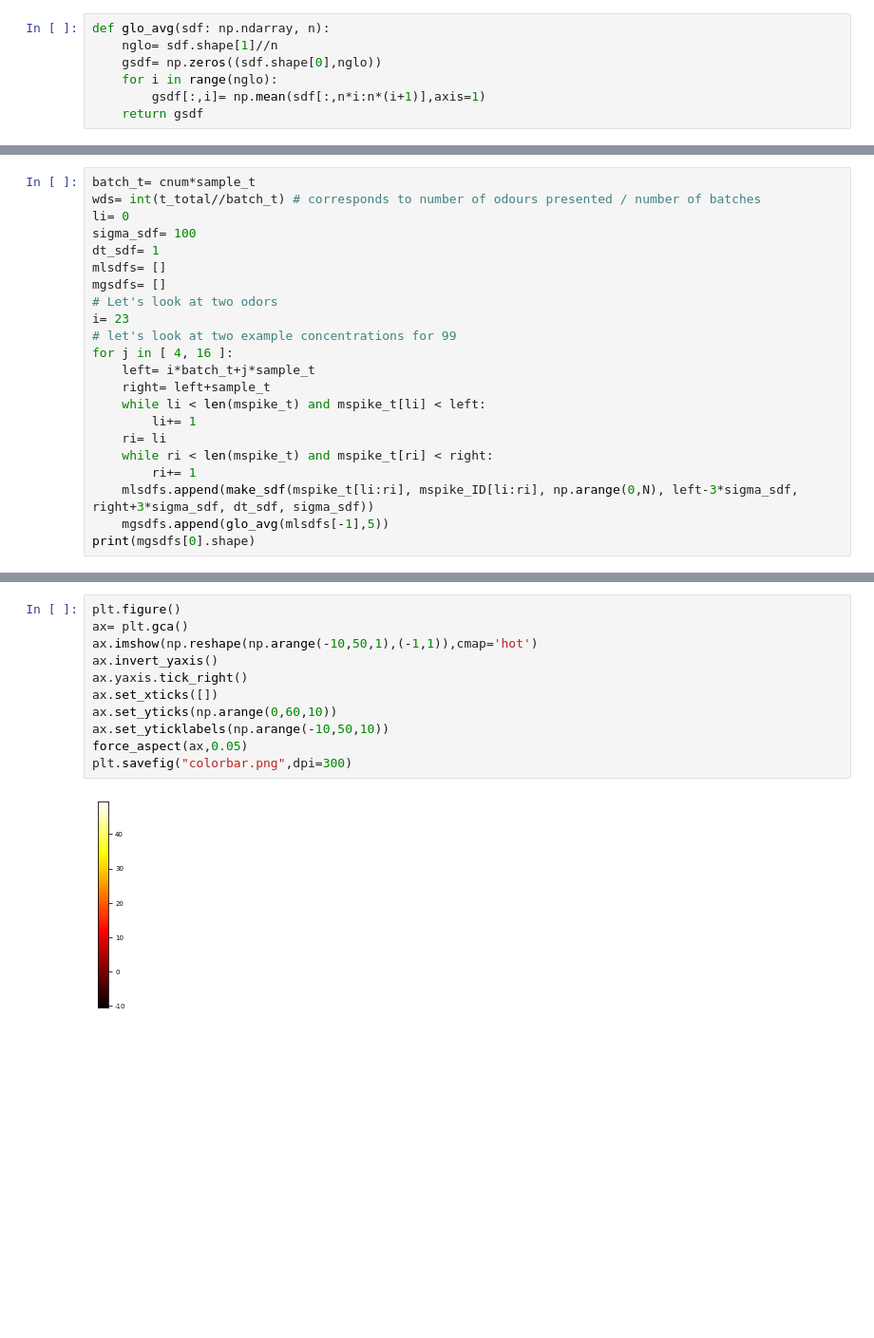
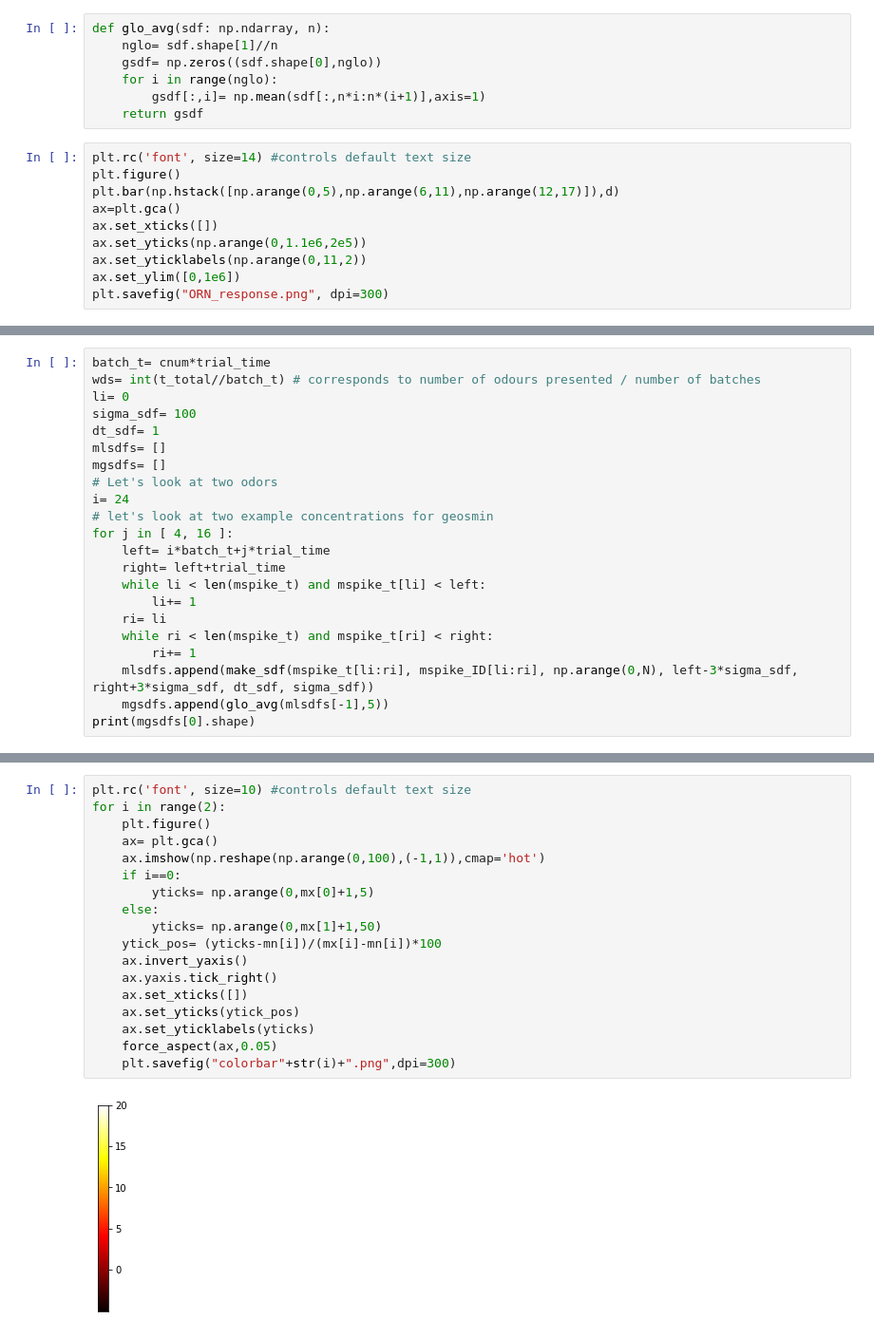
Before and after one commit to tnowotny/bee_al_2021, a Jupyter notebook: src/figure2.ipynb, the cells around one changed output, grey strips where cells are left out. Shown at 95% size. Cells and saved outputs as stored; diff of their text form; blank space fills up the shorter version.

```diff
--- a/src/figure2.ipynb
+++ b/src/figure2.ipynb
@@ -28,3 +38,13 @@ def glo_avg(sdf: np.ndarray, n):
     for i in range(nglo):
         gsdf[:,i]= np.mean(sdf[:,n*i:n*(i+1)],axis=1)
     return gsdf
+# %%
+plt.rc('font', size=14) #controls default text size
+plt.figure()
+plt.bar(np.hstack([np.arange(0,5),np.arange(6,11),np.arange(12,17)]),d)
+ax=plt.gca()
+ax.set_xticks([])
+ax.set_yticks(np.arange(0,1.1e6,2e5))
+ax.set_yticklabels(np.arange(0,11,2))
+ax.set_ylim([0,1e6])
+plt.savefig("ORN_response.png", dpi=300)
@@ -66,5 +91,5 @@ print(mxid)
 # %%
-batch_t= cnum*sample_t
+batch_t= cnum*trial_time
 wds= int(t_total//batch_t) # corresponds to number of odours presented / number of batches
 li= 0
 sigma_sdf= 100
@@ -72,11 +97,11 @@ dt_sdf= 1
 mlsdfs= []
 mgsdfs= []
 # Let's look at two odors
-i= 23
-# let's look at two example concentrations for 99
+i= 24
+# let's look at two example concentrations for geosmin
 for j in [ 4, 16 ]:
-    left= i*batch_t+j*sample_t
-    right= left+sample_t
+    left= i*batch_t+j*trial_time
+    right= left+trial_time
     while li < len(mspike_t) and mspike_t[li] < left:
         li+= 1
     ri= li
@@ -117,13 +145,20 @@ plt.savefig("response_ex.png",dpi=300)
 # %%
-plt.figure()
-ax= plt.gca()
-ax.imshow(np.reshape(np.arange(-10,50,1),(-1,1)),cmap='hot')
-ax.invert_yaxis()
-ax.yaxis.tick_right()
-ax.set_xticks([])
-ax.set_yticks(np.arange(0,60,10))
-ax.set_yticklabels(np.arange(-10,50,10))
-force_aspect(ax,0.05)
-plt.savefig("colorbar.png",dpi=300)
+plt.rc('font', size=10) #controls default text size
+for i in range(2):
+    plt.figure()
+    ax= plt.gca()
+    ax.imshow(np.reshape(np.arange(0,100),(-1,1)),cmap='hot')
+    if i==0:
+        yticks= np.arange(0,mx[0]+1,5)
+    else:
+        yticks= np.arange(0,mx[1]+1,50)
+    ytick_pos= (yticks-mn[i])/(mx[i]-mn[i])*100
+    ax.invert_yaxis()
+    ax.yaxis.tick_right()
+    ax.set_xticks([])
+    ax.set_yticks(ytick_pos)
+    ax.set_yticklabels(yticks)
+    force_aspect(ax,0.05)
+    plt.savefig("colorbar"+str(i)+".png",dpi=300)
 # %% [output]
-[figure, old version]
+[figure, new version]
```
Also changed, not shown: parts of 9 cells of this notebook, 1 other file.
